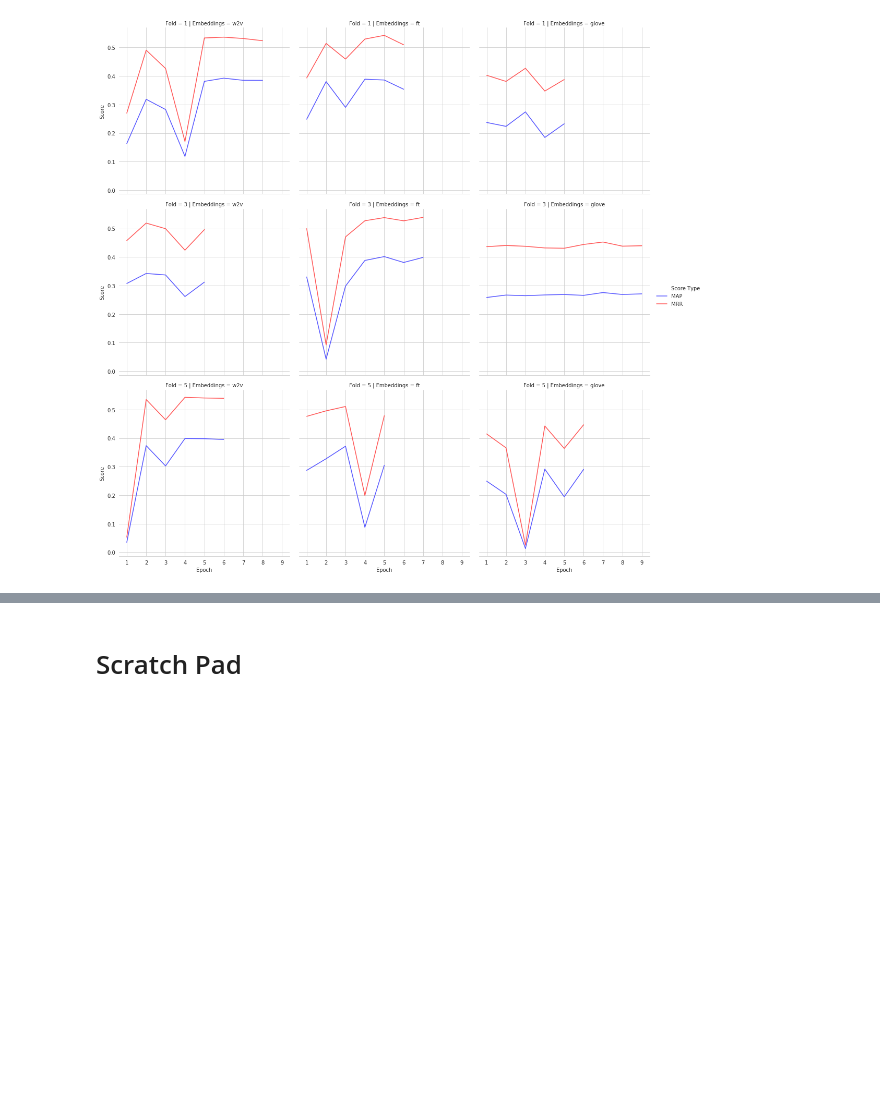
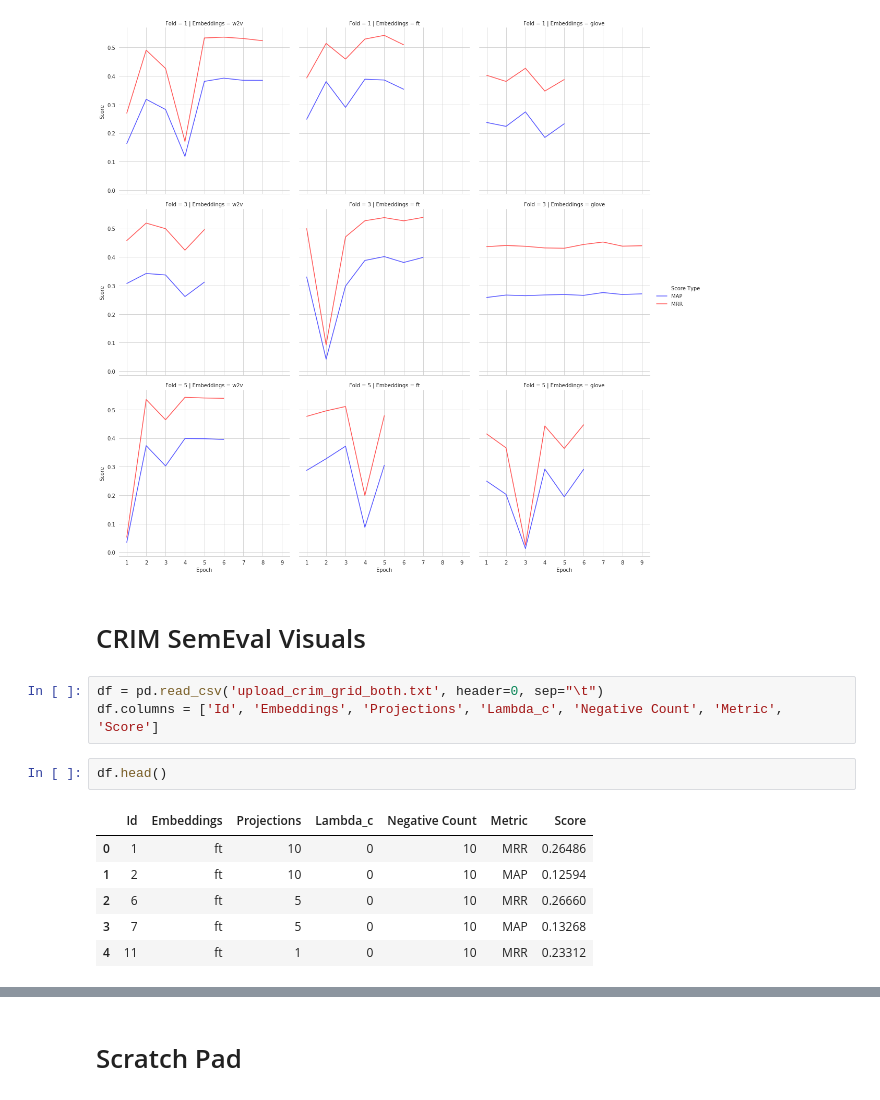
Before and after one commit to jfarrugia-uom/hyperstar, a Jupyter notebook: CrimVisuals.ipynb, the cells around one changed output, grey strips where cells are left out. Drawn from its saved outputs; the diff is of its cells as text; blank space fills up the shorter version.

```diff
--- a/CrimVisuals.ipynb
+++ b/CrimVisuals.ipynb
@@ -146,3 +146,17 @@ g.despine(left=True)
 # %% [output]
 <seaborn.axisgrid.FacetGrid at 0x...>
 [figure]
+# %% [markdown]
+# CRIM SemEval Visuals
+# %%
+df = pd.read_csv('upload_crim_grid_both.txt', header=0, sep="\t")
+df.columns = ['Id', 'Embeddings', 'Projections', 'Lambda_c', 'Negative Count', 'Metric', 'Score']
+# %%
+df.head()
+# %% [output]
+|  | Id | Embeddings | Projections | Lambda_c | Negative Count | Metric | Score |
+| 0 | 1 | ft | 10 | 0 | 10 | MRR | 0.26486 |
+| 1 | 2 | ft | 10 | 0 | 10 | MAP | 0.12594 |
+| 2 | 6 | ft | 5 | 0 | 10 | MRR | 0.26660 |
+| 3 | 7 | ft | 5 | 0 | 10 | MAP | 0.13268 |
+| 4 | 11 | ft | 1 | 0 | 10 | MRR | 0.23312 |
```
Also changed, not shown: parts of 1 cell of this notebook.
